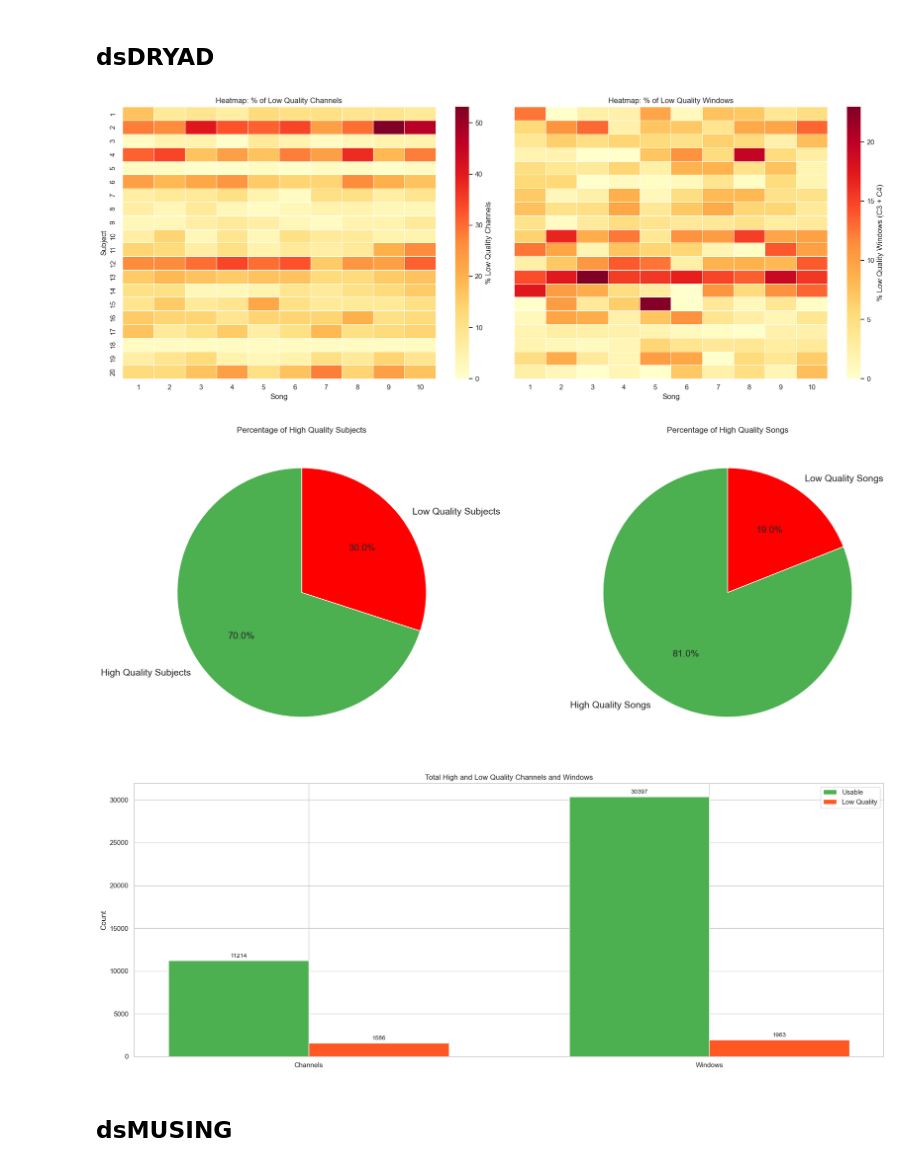
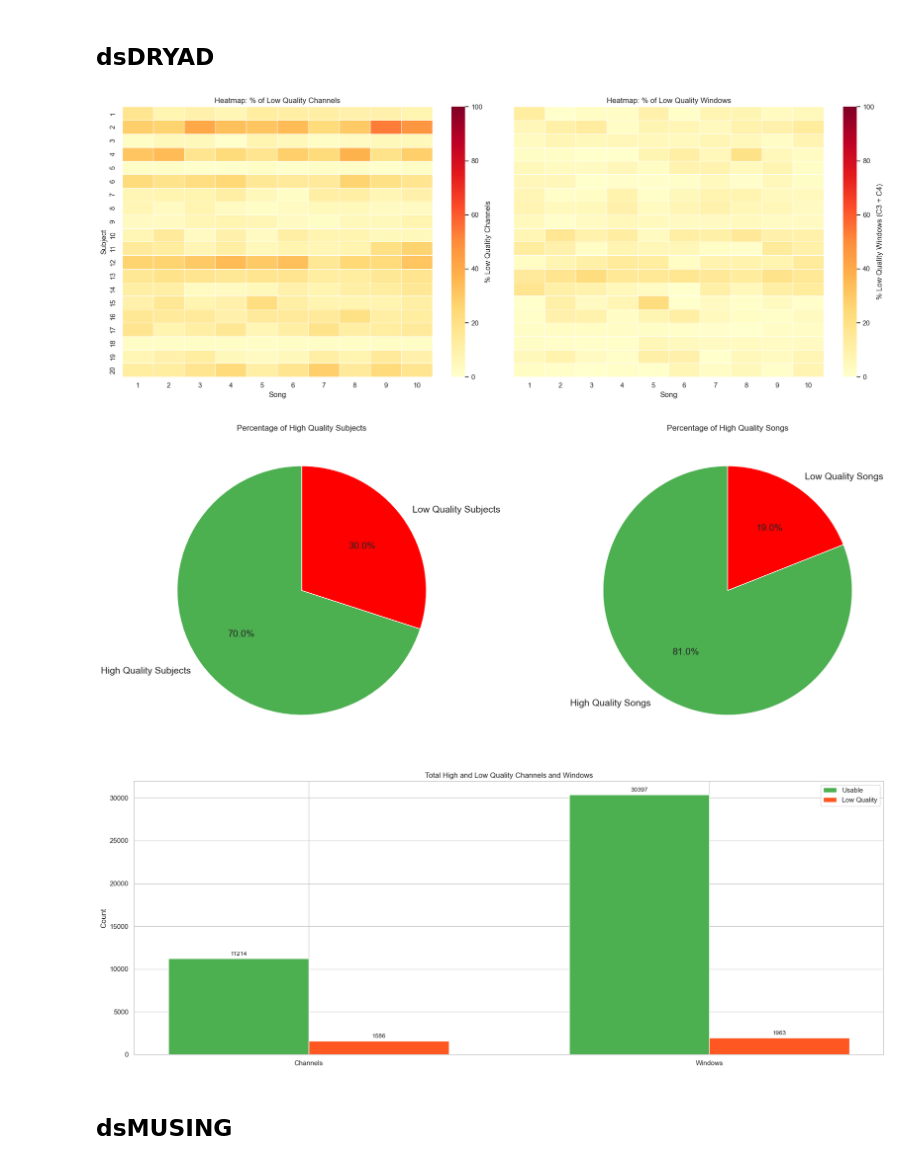
Before and after one commit to alr00-hub/Iniciacion_Investigacion, a Jupyter notebook: Scripts/results.ipynb, the cells around one changed output. Drawn from its saved outputs; the diff is of its cells as text; code cells hidden in the pictures.

```diff
--- a/Scripts/results.ipynb
+++ b/Scripts/results.ipynb
@@ -5,13 +5,25 @@ import matplotlib.pyplot as plt
 import seaborn as sns
 import pandas as pd
 from ipywidgets import interact, IntSlider
+# %%
+# Set seaborn theme
+# Set global font sizes using matplotlib
+plt.rcParams.update({
+    'axes.titlesize': 40,      # Title font size
+    'axes.labelsize': 14,      # X and Y label font size
+    'xtick.labelsize': 12,     # X tick font size
+    'ytick.labelsize': 12,     # Y tick font size
+    'legend.fontsize': 13,     # Legend font size
+    'figure.titlesize': 18     # Figure title size (if used)
+})
+sns.set_theme(style="whitegrid")
 # %% [markdown]
 ## dsDRYAD
 # %%
 # Load data
 data = scipy.io.loadmat('dsDRYAD_quality_data.mat', squeeze_me=True, struct_as_record=False)
 sns.set_theme(style="whitegrid")
-plt.rcParams['figure.figsize'] = [10, 6]
+
 
 quality_data = data['quality_data']
 n_subjects = len(quality_data)
@@ -62,7 +74,7 @@ heatmap_channels = np.full((n_subjects, max_songs), np.nan)
 for r in df_song.itertuples():
     heatmap_channels[int(r.subject)-1, int(r.song)-1] = r.percent_bad
 
-sns.heatmap(heatmap_channels, cmap='YlOrRd', ax=axes[0], cbar_kws={'label': '% Low Quality Channels'}, linewidths=0.5)
+sns.heatmap(heatmap_channels, cmap='YlOrRd', ax=axes[0], cbar_kws={'label': '% Low Quality Channels'}, linewidths=0.5, vmax=100)
 axes[0].set(title="Heatmap: % of Low Quality Channels", xlabel="Song", ylabel="Subject")
 axes[0].set_xticks(np.arange(max_songs) + 0.5)
 axes[0].set_yticks(np.arange(n_subjects) + 0.5)
@@ -81,7 +93,7 @@ for subj in quality_data:
         c4_bad = len(np.atleast_1d(getattr(song, 'c4_bad_windows', [])))
         heatmap_windows[subj_id-1, song_id-1] = 100 * (c3_bad + c4_bad) / total_windows if total_windows else np.nan
 
-sns.heatmap(heatmap_windows, cmap='YlOrRd', ax=axes[1], cbar_kws={'label': '% Low Quality Windows (C3 + C4)'}, linewidths=0.5)
+sns.heatmap(heatmap_windows, cmap='YlOrRd', ax=axes[1], cbar_kws={'label': '% Low Quality Windows (C3 + C4)'}, linewidths=0.5, vmax=100)
 axes[1].set(title="Heatmap: % of Low Quality Windows", xlabel="Song")
 axes[1].set_xticks(np.arange(max_songs) + 0.5)
 axes[1].set_yticks(np.arange(n_subjects) + 0.5)
@@ -132,34 +144,34 @@ for subj in quality_data:
         total_windows = song.total_windows
         bad_windows = sum(len(np.atleast_1d(getattr(song, f"c{i}_bad_windows", []))) for i in [3, 4])
         total_windows_all += total_windows
         usable_windows_all += total_windows - bad_windows
 
 # Bar
 labels = ['Channels', 'Windows']
 usable = [usable_channels_all, usable_windows_all]
 non_usable = [total_channels_all - usable_channels_all, total_windows_all - usable_windows_all]
 x = np.arange(len(labels))
 width = 0.35
 
 fig, ax = plt.subplots(figsize=(18, 7))
 bars1 = ax.bar(x - width/2, usable, width, label='Usable', color='#4CAF50')
 bars2 = ax.bar(x + width/2, non_usable, width, label='Low Quality', color='#FF5722')
 
 ax.set_ylabel('Count')
 ax.set_title('Total High and Low Quality Channels and Windows')
 ax.set_xticks(x)
 ax.set_xticklabels(labels)
 ax.legend()
 
 for bar in bars1 + bars2:
     ax.annotate(f'{int(bar.get_height())}', xy=(bar.get_x() + bar.get_width()/2, bar.get_height()),
                 xytext=(0, 3), textcoords="offset points", ha='center', va='bottom', fontsize=10)
 
 plt.tight_layout()
 plt.savefig('dsDRYAD_bar.png', dpi=200)
 plt.show()
 # %% [output]
-[figure, old version]
+[figure, new version]
 [figure]
 [figure]
 # %% [markdown]
```
Also changed, not shown: parts of 4 cells of this notebook, 18 other files.
